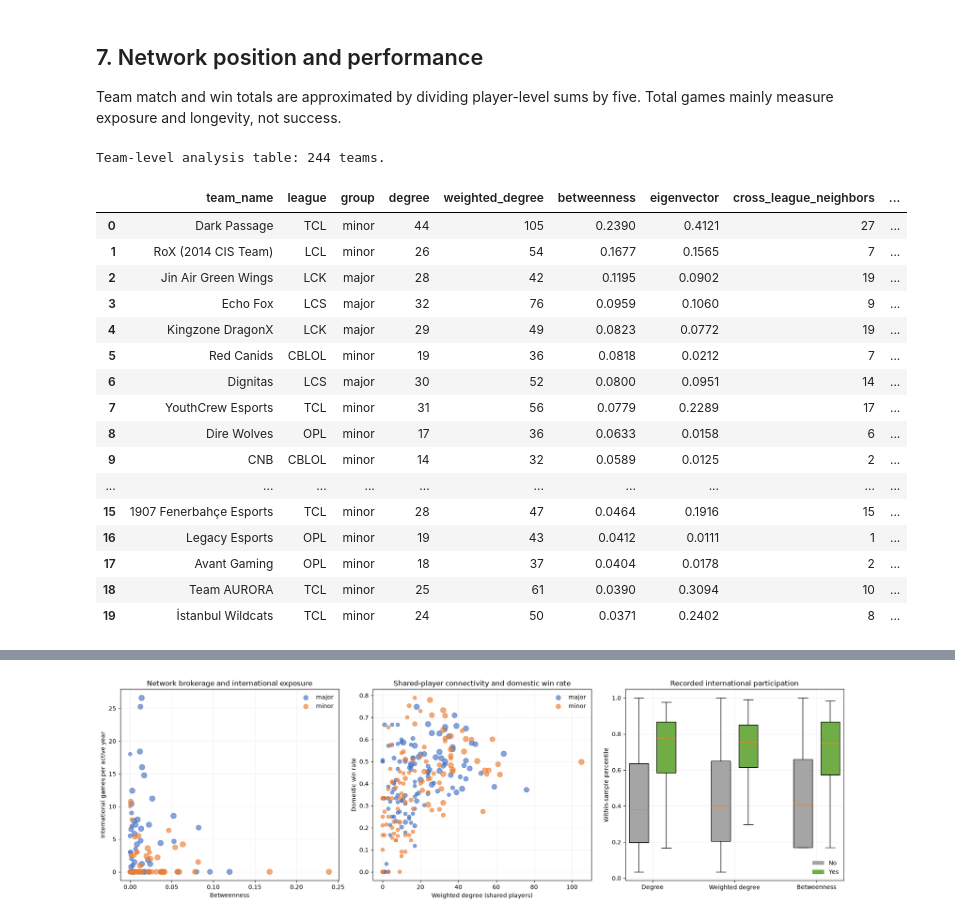
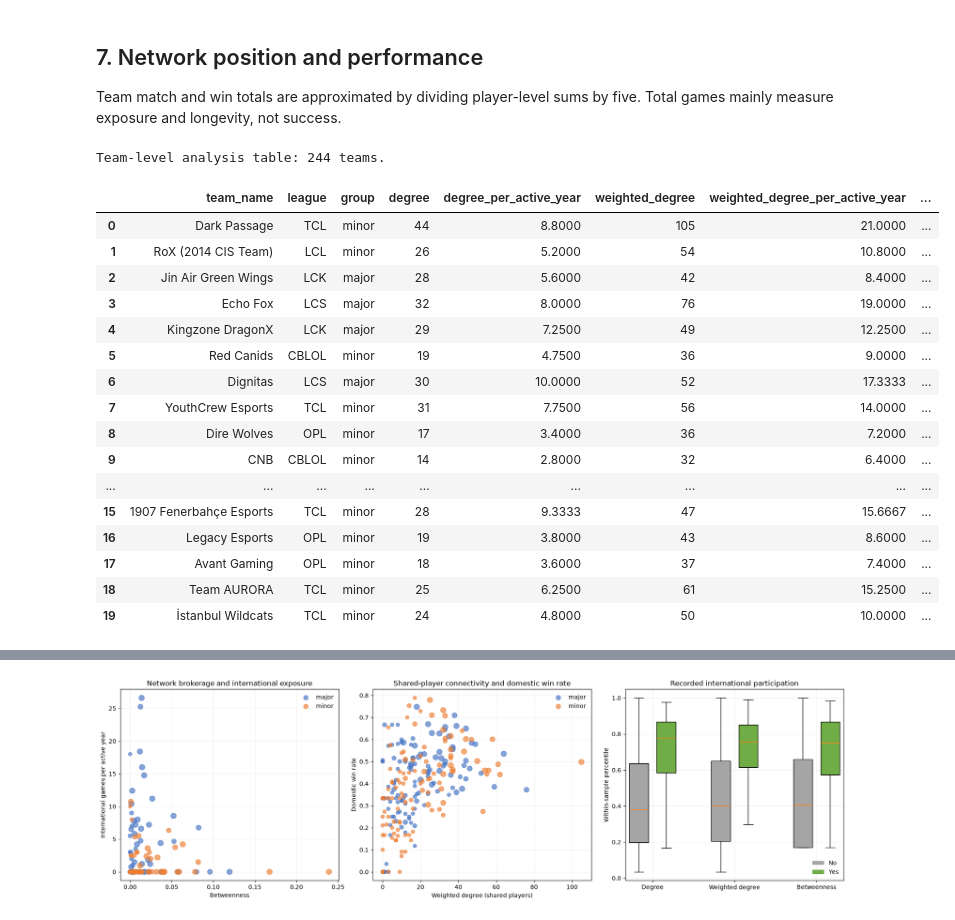
Before and after one commit to Ezenkdank/league-graph-analysis, a Jupyter notebook: code/league-graph-v2.ipynb, the cells around one changed output, grey strips where cells are left out. Drawn from its saved outputs; the diff is of its cells as text; code cells hidden in the pictures.

```diff
--- a/code/league-graph-v2.ipynb
+++ b/code/league-graph-v2.ipynb
@@ -655,59 +689,68 @@ team_performance["domestic_win_rate"] = team_performance["domestic_wins"].div(
 )
 team_performance["international_games"] = team_performance["international_games_player_sum"] / 5
 team_performance["international_wins"] = team_performance["international_wins_player_sum"] / 5
 team_performance["international_participation"] = team_performance["international_games_player_sum"] > 0
 team_performance["international_games_per_active_year"] = (
-    team_performance["international_games"] / team_performance["active_year_count"]
+    team_performance["international_games"]
+    .div(team_performance["active_year_count"].replace(0, np.nan))
 )
 team_performance["international_win_rate"] = team_performance["international_wins"].div(
     team_performance["international_games"].replace(0, np.nan)
 )
 
 analysis_table = team_centrality.merge(
     team_performance[
         ["team_node", "domestic_games", "domestic_win_rate", "active_year_count",
          "international_participation", "international_games",
          "international_games_per_active_year", "international_win_rate"]
     ],
     on="team_node", how="left", validate="one_to_one",
 )
-analysis_table["degree_per_active_year"] = analysis_table["degree"] / analysis_table["active_year_count"]
-analysis_table["weighted_degree_per_active_year"] = (
-    analysis_table["weighted_degree"] / analysis_table["active_year_count"]
-)
-analysis_columns = [
-    "team_name", "league", "group", "degree", "weighted_degree", "betweenness",
-    "eigenvector", "cross_league_neighbors", "connected_leagues", "domestic_games",
-    "domestic_win_rate", "active_year_count", "international_participation",
-    "international_games_per_active_year", "international_win_rate",
-]
 analysis_table = analysis_table.merge(
     pd.DataFrame(bridge_rows)[["team_node", "cross_league_neighbors", "connected_leagues"]],
     on="team_node", how="left", validate="one_to_one",
 )
+active_year_denominator = analysis_table["active_year_count"].where(
+    analysis_table["active_year_count"].notna() & analysis_table["active_year_count"].gt(0)
+)
+analysis_table["degree_per_active_year"] = analysis_table["degree"].div(active_year_denominator)
+analysis_table["weighted_degree_per_active_year"] = (
+    analysis_table["weighted_degree"].div(active_year_denominator)
+)
+analysis_table["cross_league_neighbors_per_active_year"] = (
+    analysis_table["cross_league_neighbors"].div(active_year_denominator)
+)
+
+analysis_columns = [
+    "team_name", "league", "group", "degree", "degree_per_active_year",
+    "weighted_degree", "weighted_degree_per_active_year", "betweenness", "eigenvector",
+    "cross_league_neighbors", "cross_league_neighbors_per_active_year", "connected_leagues",
+    "domestic_games", "domestic_win_rate", "active_year_count",
+    "international_participation", "international_games_per_active_year", "international_win_rate",
+]
 team_analysis_output = (
     analysis_table.sort_values(["betweenness", "weighted_degree"], ascending=False)[analysis_columns]
                   .reset_index(drop=True)
 )
 print(f"Team-level analysis table: {len(team_analysis_output):,} teams.")
 display(team_analysis_output.head(20).round(4))
 # %% [output]
 Team-level analysis table: 244 teams.
-|  | team_name | league | group | degree | weighted_degree | betweenness | eigenvector | cross_league_neighbors | ... |
-| 0 | Dark Passage | TCL | minor | 44 | 105 | 0.2390 | 0.4121 | 27 | ... |
-| 1 | RoX (2014 CIS Team) | LCL | minor | 26 | 54 | 0.1677 | 0.1565 | 7 | ... |
-| 2 | Jin Air Green Wings | LCK | major | 28 | 42 | 0.1195 | 0.0902 | 19 | ... |
-| 3 | Echo Fox | LCS | major | 32 | 76 | 0.0959 | 0.1060 | 9 | ... |
-| 4 | Kingzone DragonX | LCK | major | 29 | 49 | 0.0823 | 0.0772 | 19 | ... |
-| 5 | Red Canids | CBLOL | minor | 19 | 36 | 0.0818 | 0.0212 | 7 | ... |
-| 6 | Dignitas | LCS | major | 30 | 52 | 0.0800 | 0.0951 | 14 | ... |
-| 7 | YouthCrew Esports | TCL | minor | 31 | 56 | 0.0779 | 0.2289 | 17 | ... |
-| 8 | Dire Wolves | OPL | minor | 17 | 36 | 0.0633 | 0.0158 | 6 | ... |
-| 9 | CNB | CBLOL | minor | 14 | 32 | 0.0589 | 0.0125 | 2 | ... |
-| ... | ... | ... | ... | ... | ... | ... | ... | ... | ... |
-| 15 | 1907 Fenerbahçe Esports | TCL | minor | 28 | 47 | 0.0464 | 0.1916 | 15 | ... |
-| 16 | Legacy Esports | OPL | minor | 19 | 43 | 0.0412 | 0.0111 | 1 | ... |
-| 17 | Avant Gaming | OPL | minor | 18 | 37 | 0.0404 | 0.0178 | 2 | ... |
-| 18 | Team AURORA | TCL | minor | 25 | 61 | 0.0390 | 0.3094 | 10 | ... |
-| 19 | İstanbul Wildcats | TCL | minor | 24 | 50 | 0.0371 | 0.2402 | 8 | ... |
+|  | team_name | league | group | degree | degree_per_active_year | weighted_degree | weighted_degree_per_active_year | ... |
+| 0 | Dark Passage | TCL | minor | 44 | 8.8000 | 105 | 21.0000 | ... |
+| 1 | RoX (2014 CIS Team) | LCL | minor | 26 | 5.2000 | 54 | 10.8000 | ... |
+| 2 | Jin Air Green Wings | LCK | major | 28 | 5.6000 | 42 | 8.4000 | ... |
+| 3 | Echo Fox | LCS | major | 32 | 8.0000 | 76 | 19.0000 | ... |
+| 4 | Kingzone DragonX | LCK | major | 29 | 7.2500 | 49 | 12.2500 | ... |
+| 5 | Red Canids | CBLOL | minor | 19 | 4.7500 | 36 | 9.0000 | ... |
+| 6 | Dignitas | LCS | major | 30 | 10.0000 | 52 | 17.3333 | ... |
+| 7 | YouthCrew Esports | TCL | minor | 31 | 7.7500 | 56 | 14.0000 | ... |
+| 8 | Dire Wolves | OPL | minor | 17 | 3.4000 | 36 | 7.2000 | ... |
+| 9 | CNB | CBLOL | minor | 14 | 2.8000 | 32 | 6.4000 | ... |
+| ... | ... | ... | ... | ... | ... | ... | ... | ... |
+| 15 | 1907 Fenerbahçe Esports | TCL | minor | 28 | 9.3333 | 47 | 15.6667 | ... |
+| 16 | Legacy Esports | OPL | minor | 19 | 3.8000 | 43 | 8.6000 | ... |
+| 17 | Avant Gaming | OPL | minor | 18 | 3.6000 | 37 | 7.4000 | ... |
+| 18 | Team AURORA | TCL | minor | 25 | 6.2500 | 61 | 15.2500 | ... |
+| 19 | İstanbul Wildcats | TCL | minor | 24 | 4.8000 | 50 | 10.0000 | ... |
 # %%
```
Also changed, not shown: parts of 5 cells of this notebook, 3 other files.
